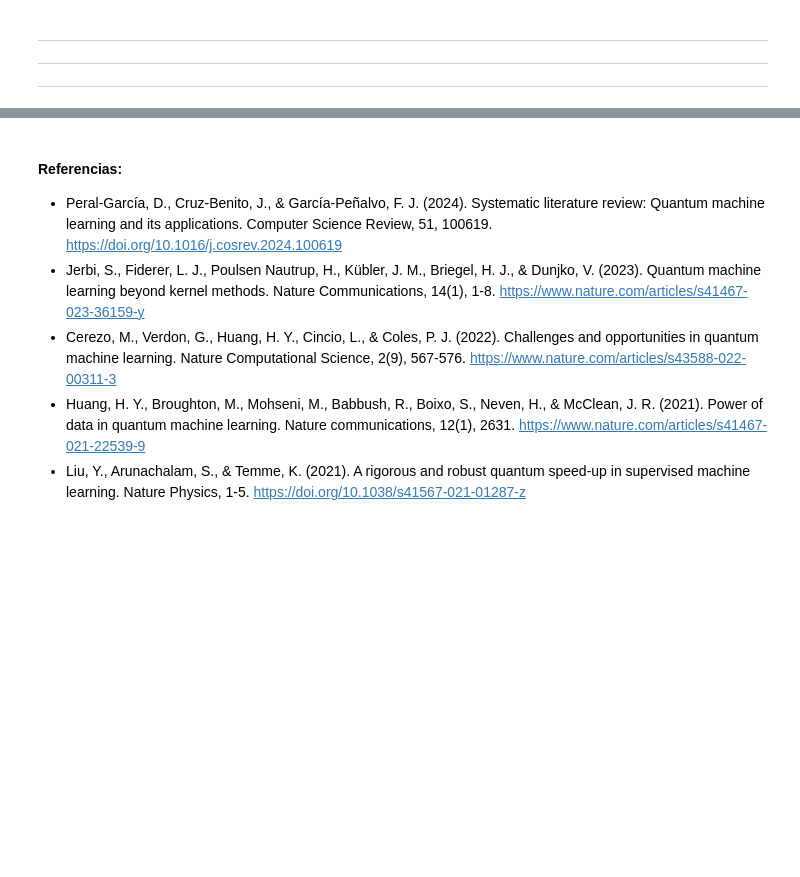
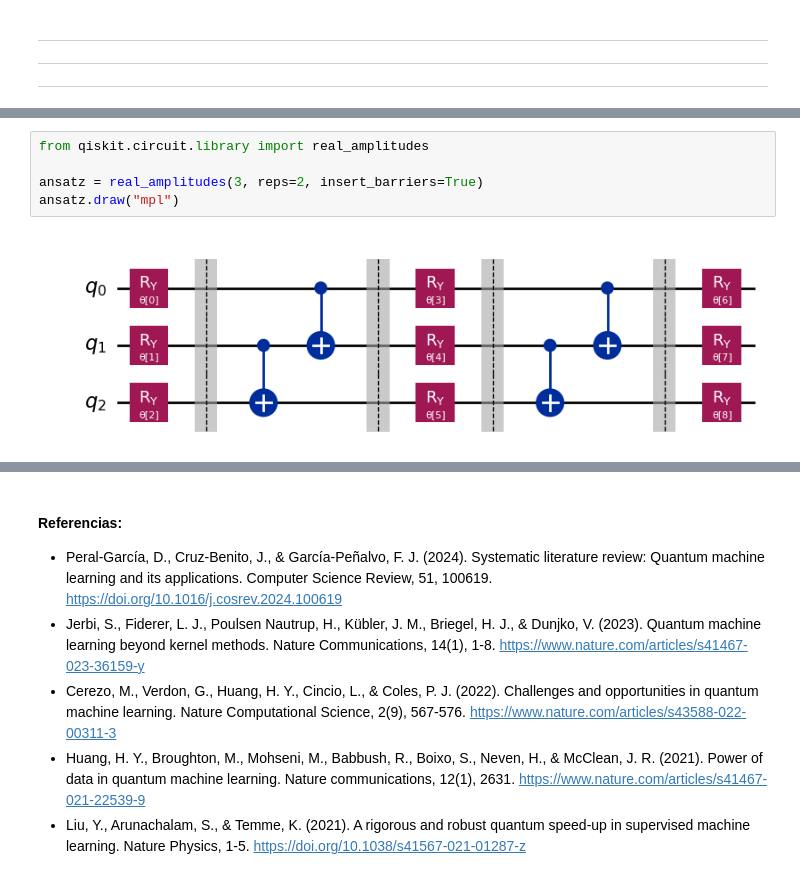
Before and after one commit to tarabelo/GrIA-QML-2025-26, a Jupyter notebook: 05. Introducción al Quantum Machine Learning.ipynb, the cells around one changed output, grey strips where cells are left out. Saved outputs shown, nothing was run; the diff lists cells and outputs as text; blank space fills up the shorter version.

```diff
--- a/05. Introducción al Quantum Machine Learning.ipynb
+++ b/05. Introducción al Quantum Machine Learning.ipynb
@@ -766,0 +823,7 @@ display(circuit_inferencia.decompose().draw(output='mpl'))
+# %%
+from qiskit.circuit.library import real_amplitudes
+
+ansatz = real_amplitudes(3, reps=2, insert_barriers=True)
+ansatz.draw("mpl")
+# %% [output]
+[figure, added]
```
Also changed, not shown: parts of 20 cells of this notebook.
